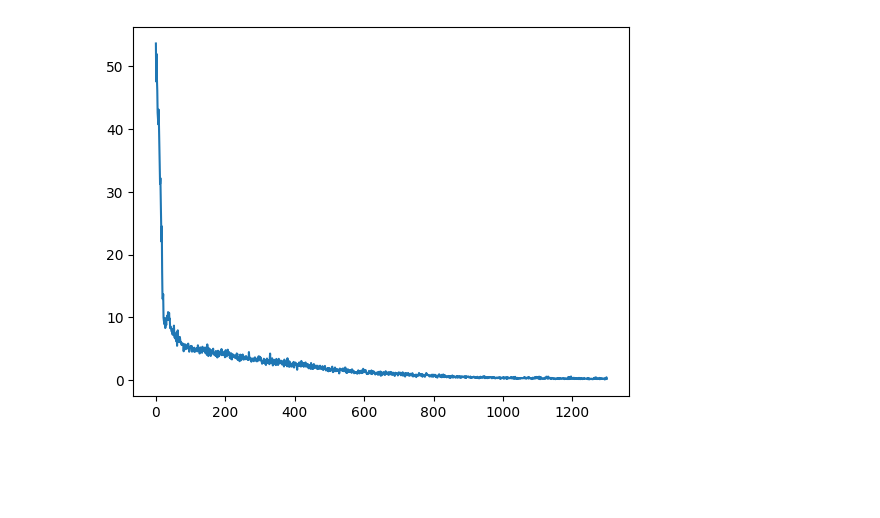
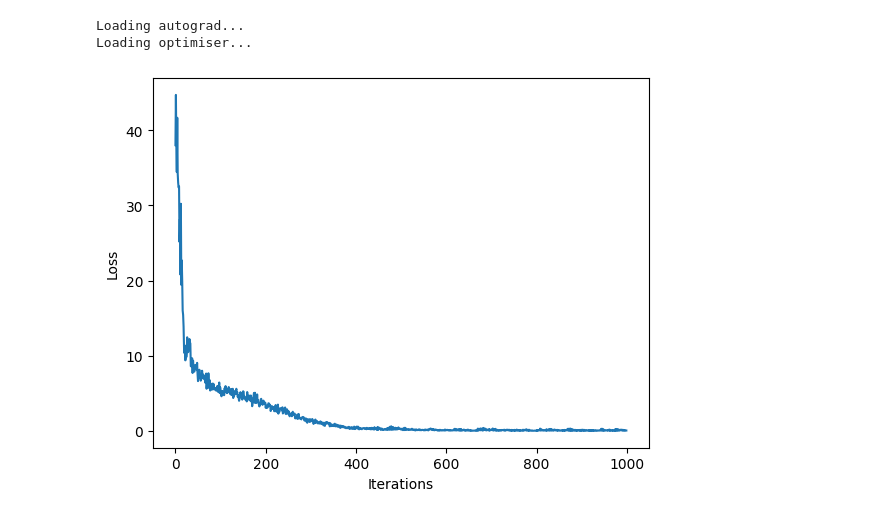
Before and after one commit to StanleyNeoh/minitorch, a Jupyter notebook: function-matching.ipynb, the cells around one changed output. Cells and saved outputs as stored; diff of their text form; code cells hidden in the pictures; blank space fills up the shorter version.

Commit message:
Adds layers and models

```diff
--- a/function-matching.ipynb
+++ b/function-matching.ipynb
@@ -1,20 +1,15 @@
 # %%
 from autograd import V, L, F
-from optimiser import SGD, Momentum, Adagrad, Adam
-import matplotlib.pyplot as plt
-import numpy as np
+from model import SGD, Momentum, Adagrad, Adam, Linear, Model, ReLU, Sequential
 
-W1 = V.randn((1, 100), requires_grad=True, name='W1')
-b1 = V.randn((100,), requires_grad=True, name='b1')
-
-W2 = V.randn((100, 1), requires_grad=True, name='W1')
-b2 = V.randn((1,), requires_grad=True, name='b1')
-
-def model(x):
-    x = x @ W1 + b1
-    x = F.relu(x)
-    x = x @ W2 + b2
-    return x
+m = Model(
+    Sequential(
+        Linear(1, 100, name="Linear1"),
+        ReLU(),
+        Linear(100, 1, name="Linear2")
+    ),
+    Adam,
+    L.huberloss)
 
 # Function to match
 def f(x):
@@ -22,26 +17,17 @@ def f(x):
 
 # Training data
 def get_data():
-    x = V.uniform((100,1), 0.0, 10.0)
+    x = V.uniform((100,1), -10.0, 10.0)
     y = f(x)
     return x, y
-
-loss = L.huberloss
-optimiser = Adam(W1, b1)
-
-losses = []
+# %% [output]
+Loading autograd...
+Loading optimiser...
 # %%
 for e in range(1000):
     x, y = get_data()
+    m.train(x, y)
 
-    y_pred = model(x)
-    loss_val = loss(y_pred, y, keepdims=False)
-    loss_val.backward()
-    optimiser.step()
-
-    losses.append(loss_val.item())
-
-plt.plot(losses)
-plt.show()
+m.plot_loss()
 # %% [output]
-[figure, old version]
+[figure, new version]
```
Also changed, not shown: parts of 2 cells of this notebook, 8 other files.
